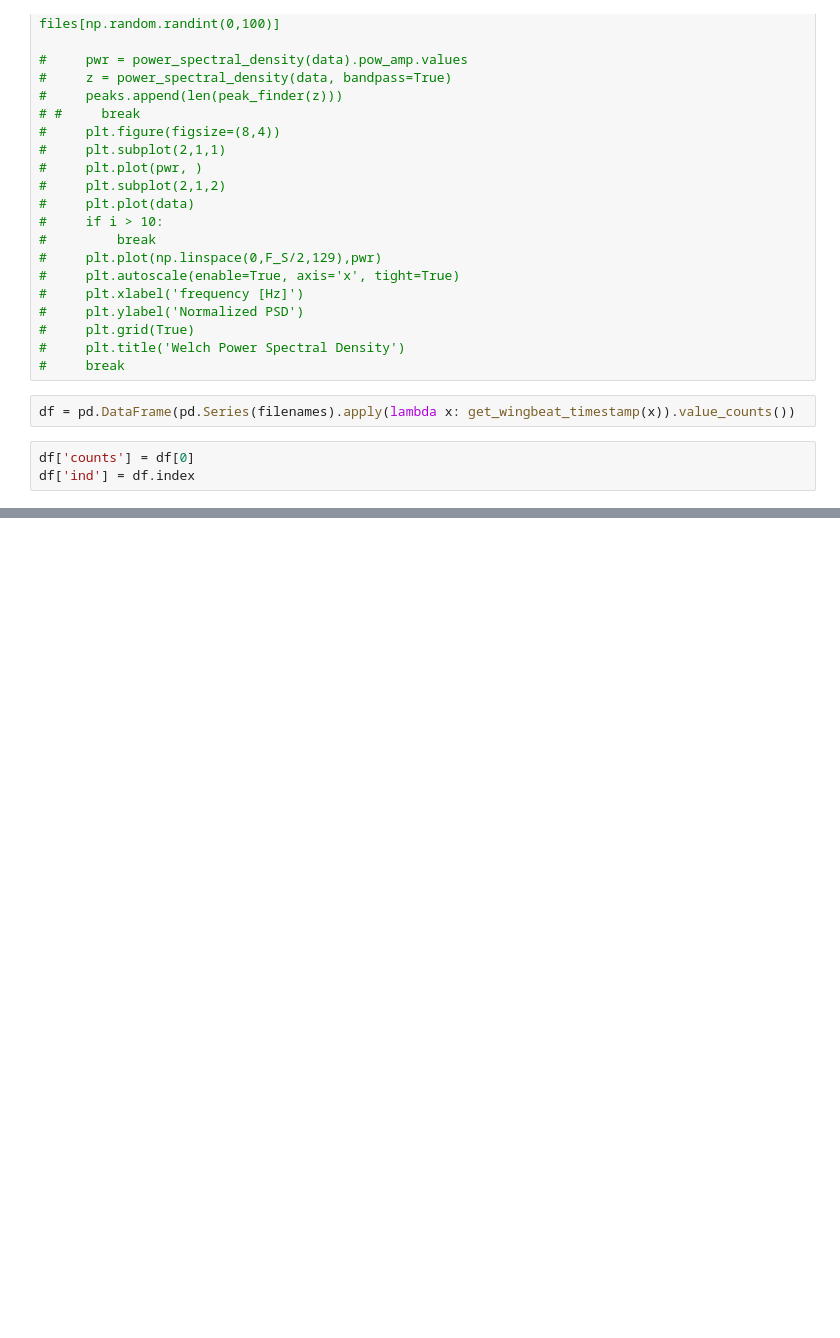
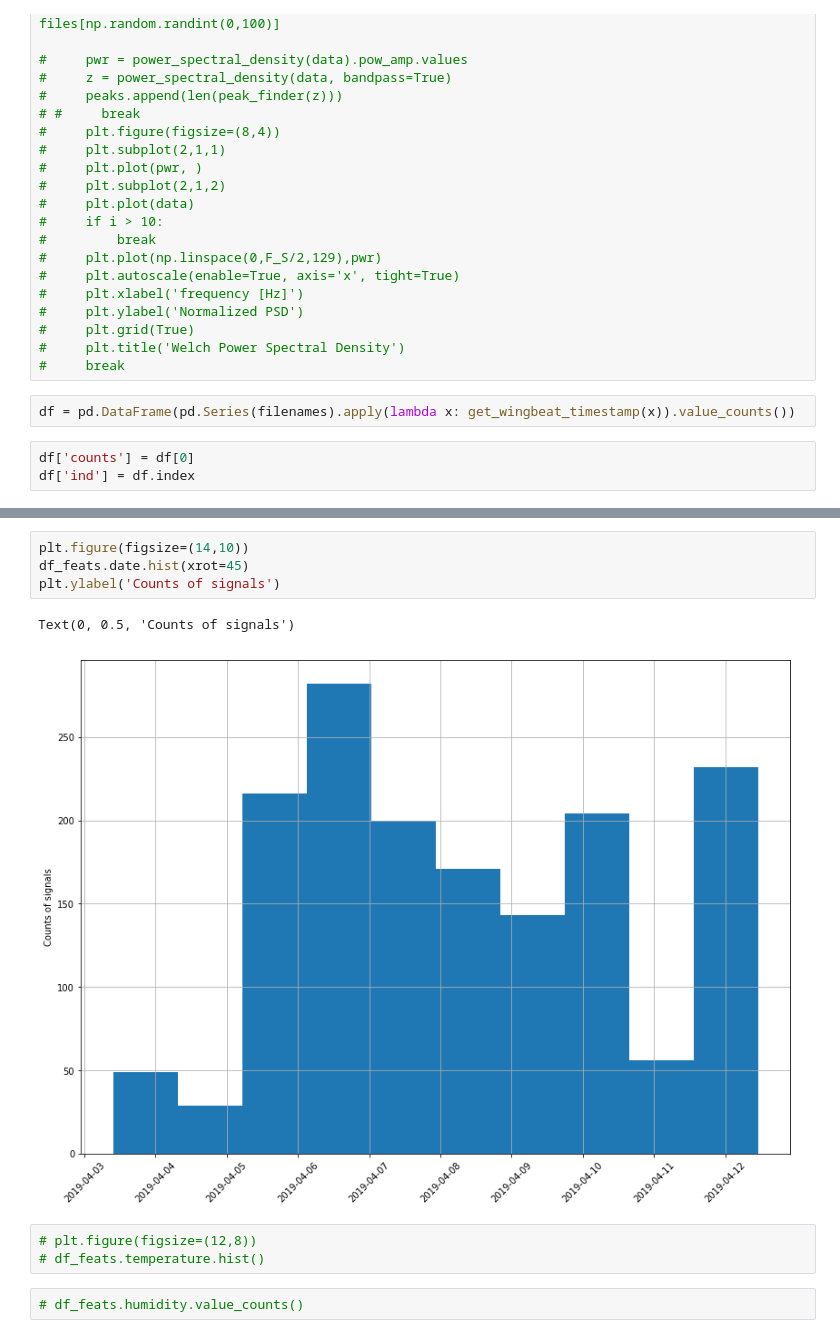
Before and after one commit to kalfasyan/wingbeat_frequencies, a Jupyter notebook: Analyzing_SDcard_data.ipynb, the cells around one changed output, grey strips where cells are left out. Cells and saved outputs as stored; diff of their text form; blank space fills up the shorter version.

```diff
--- a/Analyzing_SDcard_data.ipynb
+++ b/Analyzing_SDcard_data.ipynb
@@ -45,0 +59,12 @@ Text(0.5, 1.0, 'Do leafminers fly at night?')
+# %%
+plt.figure(figsize=(14,10))
+df_feats.date.hist(xrot=45)
+plt.ylabel('Counts of signals')
+# %% [output]
+Text(0, 0.5, 'Counts of signals')
+[figure, added]
+# %%
+# plt.figure(figsize=(12,8))
+# df_feats.temperature.hist()
+# %%
+# df_feats.humidity.value_counts()
```
Also changed, not shown: parts of 4 cells of this notebook, 20 other files.
